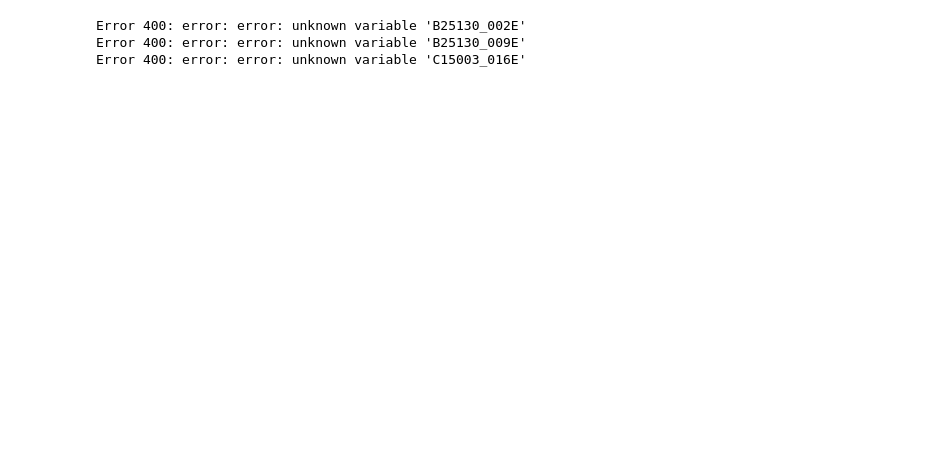
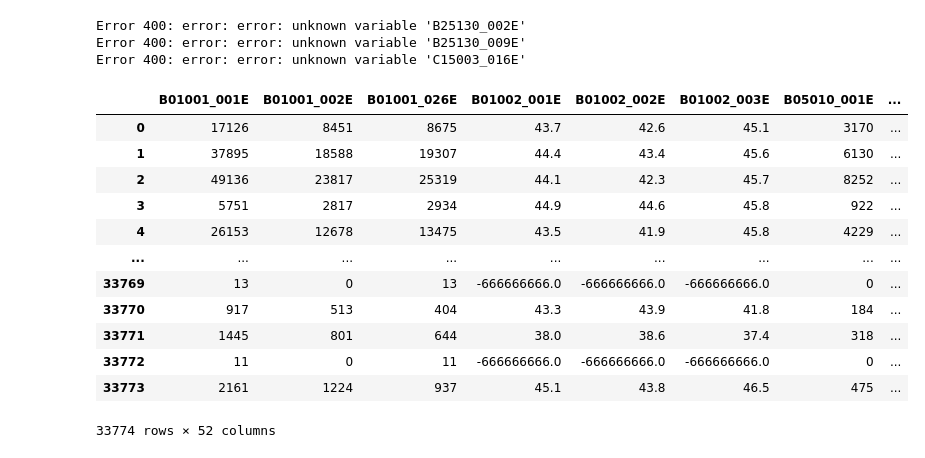
Before and after one commit to mexiliang/milestone696, a Jupyter notebook: workbook.ipynb, the cells around one changed output. Saved outputs shown, nothing was run; the diff lists cells and outputs as text; code cells hidden in the pictures; blank space fills up the shorter version.

```diff
--- a/workbook.ipynb
+++ b/workbook.ipynb
@@ -11,3 +9,5 @@ key = 'your key'
+# %%
+key = '658f931dafd58fa7948b59ebdb5c381ff7f84235'
 # %%
 def get_census_data_by_zip(api_key, fields, year):
     """
@@ -67,37 +534,57 @@ FIELDS310 = FIELDS[300::]
 df50 = get_census_data_by_zip(key, FIELDS50, year)
 df100 = get_census_data_by_zip(key, FIELDS100, year)
 df150 = get_census_data_by_zip(key, FIELDS150, year)
 df200 = get_census_data_by_zip(key, FIELDS200, year)
 df250 = get_census_data_by_zip(key, FIELDS250, year)
 df300 = get_census_data_by_zip(key, FIELDS300, year)
 df310 = get_census_data_by_zip(key, FIELDS310, year)
-frames = [df50, df100, df150, df200, df250, df300, df310]
-df = pd.concat(frames)
+# frames = [df50, df100, df150, df200, df250, df300, df310]
+# df = pd.concat(frames)
+
+df = df50.merge(df100, on='zip code tabulation area')
+df = df.merge(df150, on='zip code tabulation area')
+df = df.merge(df200, on='zip code tabulation area')
+df = df.merge(df250, on='zip code tabulation area')
+df = df.merge(df300, on='zip code tabulation area')
+df = df.merge(df310, on='zip code tabulation area')
 
 ## saving to file locally
-out = pa.Table.from_pandas(df)
-file_name = 'census{}.csv'.format(year)
+# out = pa.Table.from_pandas(df)
+# file_name = 'census{}.csv'.format(year)
 # csv.write_csv(out, file_name)
 
 
-# df.to_csv('census2019.csv')
+
 
 
 # '''
 # Error 400: error: error: unknown variable 'B25130_001E'
 # Error 400: error: error: unknown variable 'B25130_007E'
 # Error 400: error: error: unknown variable 'C15003_013E'
 # Error 400: error: error: unknown variable 'B25130_002E'
 # Error 400: error: error: unknown variable 'B25130_009E'
 # Error 400: error: error: unknown variable 'C15003_016E'
 # Error 400: error: error: unknown variable 'B24114_002E'
 # Error 400: error: error: unknown variable 'B25130_002E'
 # Error 400: error: error: unknown variable 'B25130_009E'
 # Error 400: error: error: unknown variable 'C15003_016E'
 # '''
 # %% [output]
 Error 400: error: error: unknown variable 'B25130_002E'
 Error 400: error: error: unknown variable 'B25130_009E'
 Error 400: error: error: unknown variable 'C15003_016E'
+|  | B01001_001E | B01001_002E | B01001_026E | B01002_001E | B01002_002E | B01002_003E | B05010_001E | ... |
+| 0 | 17126 | 8451 | 8675 | 43.7 | 42.6 | 45.1 | 3170 | ... |
+| 1 | 37895 | 18588 | 19307 | 44.4 | 43.4 | 45.6 | 6130 | ... |
+| 2 | 49136 | 23817 | 25319 | 44.1 | 42.3 | 45.7 | 8252 | ... |
+| 3 | 5751 | 2817 | 2934 | 44.9 | 44.6 | 45.8 | 922 | ... |
+| 4 | 26153 | 12678 | 13475 | 43.5 | 41.9 | 45.8 | 4229 | ... |
+| ... | ... | ... | ... | ... | ... | ... | ... | ... |
+| 33769 | 13 | 0 | 13 | -666666666.0 | -666666666.0 | -666666666.0 | 0 | ... |
+| 33770 | 917 | 513 | 404 | 43.3 | 43.9 | 41.8 | 184 | ... |
+| 33771 | 1445 | 801 | 644 | 38.0 | 38.6 | 37.4 | 318 | ... |
+| 33772 | 11 | 0 | 11 | -666666666.0 | -666666666.0 | -666666666.0 | 0 | ... |
+| 33773 | 2161 | 1224 | 937 | 45.1 | 43.8 | 46.5 | 475 | ... |
+33774 rows × 52 columns
 # %%
 home_sales_df = pd.read_csv('ZHVI_Single_Family_Homes.csv')
```
Also changed, not shown: parts of 26 cells of this notebook.
